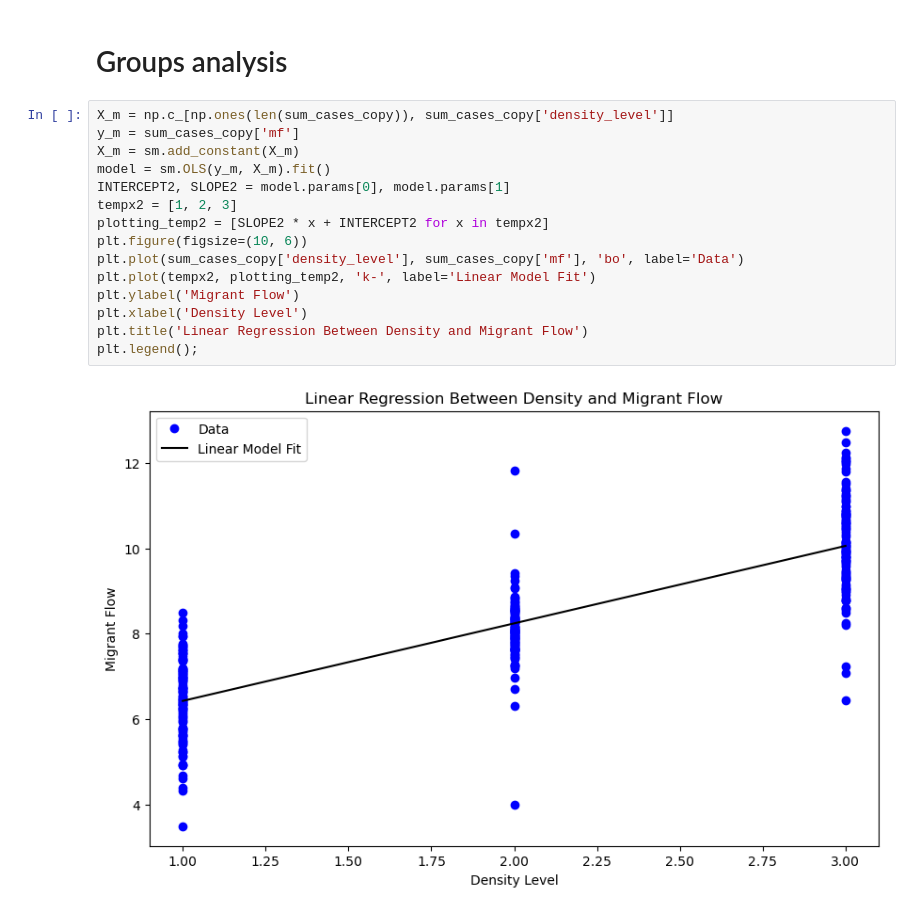
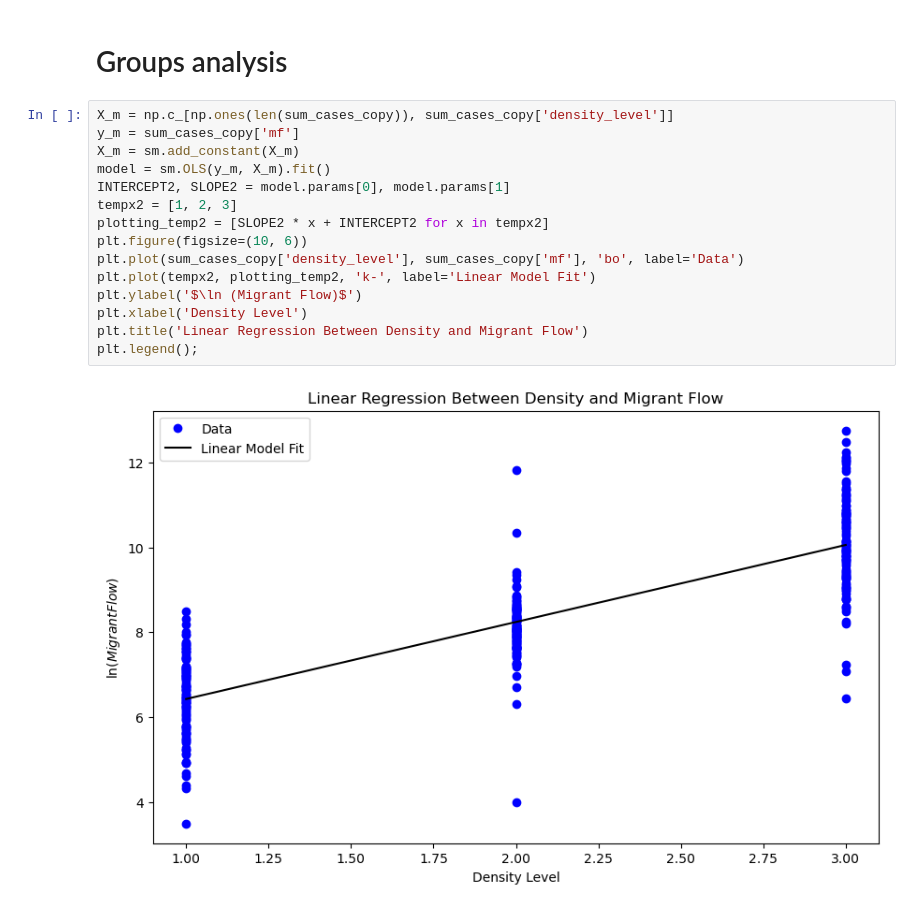
Before and after one commit to BeltranVV/Project1, a Jupyter notebook: Project-Copy1.ipynb, the cells around one changed output. Drawn from its saved outputs; the diff is of its cells as text.

```diff
--- a/Project-Copy1.ipynb
+++ b/Project-Copy1.ipynb
@@ -231,20 +225,20 @@ Adding the interaction effect between factors makes population density significa
 # %%
 X_m = np.c_[np.ones(len(sum_cases_copy)), sum_cases_copy['density_level']]
 y_m = sum_cases_copy['mf']
 X_m = sm.add_constant(X_m)
 model = sm.OLS(y_m, X_m).fit()
 INTERCEPT2, SLOPE2 = model.params[0], model.params[1]
 tempx2 = [1, 2, 3]
 plotting_temp2 = [SLOPE2 * x + INTERCEPT2 for x in tempx2]
 plt.figure(figsize=(10, 6))
 plt.plot(sum_cases_copy['density_level'], sum_cases_copy['mf'], 'bo', label='Data')
 plt.plot(tempx2, plotting_temp2, 'k-', label='Linear Model Fit')
-plt.ylabel('Migrant Flow')
+plt.ylabel('$\ln (Migrant Flow)$')
 plt.xlabel('Density Level')
 plt.title('Linear Regression Between Density and Migrant Flow')
 plt.legend();
 # %% [output]
-[figure, old version]
+[figure, new version]
 # %%
 X_d = sum_cases_copy['density_level']
 X_d = sm.add_constant(X_d)
```
Also changed, not shown: parts of 8 cells of this notebook.
